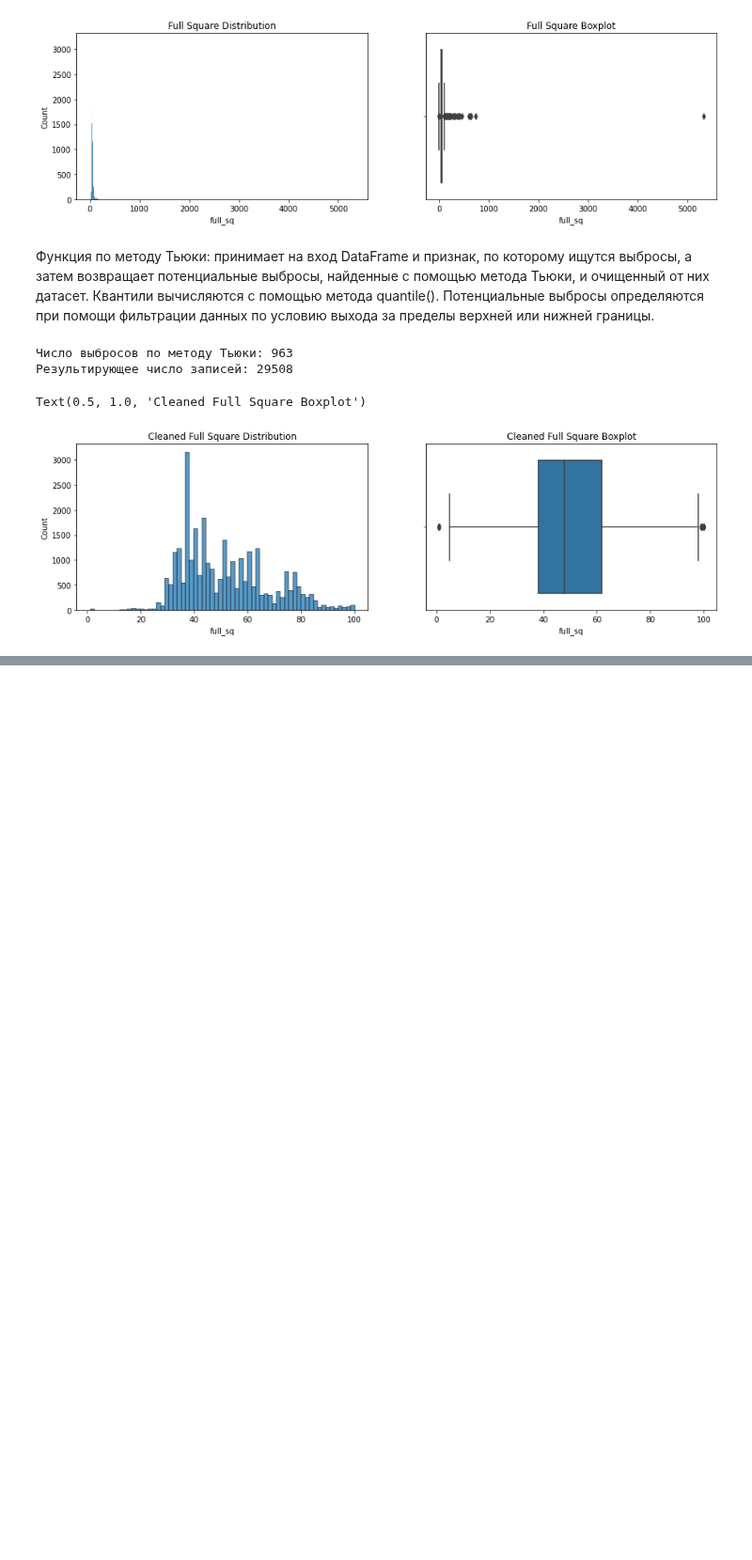
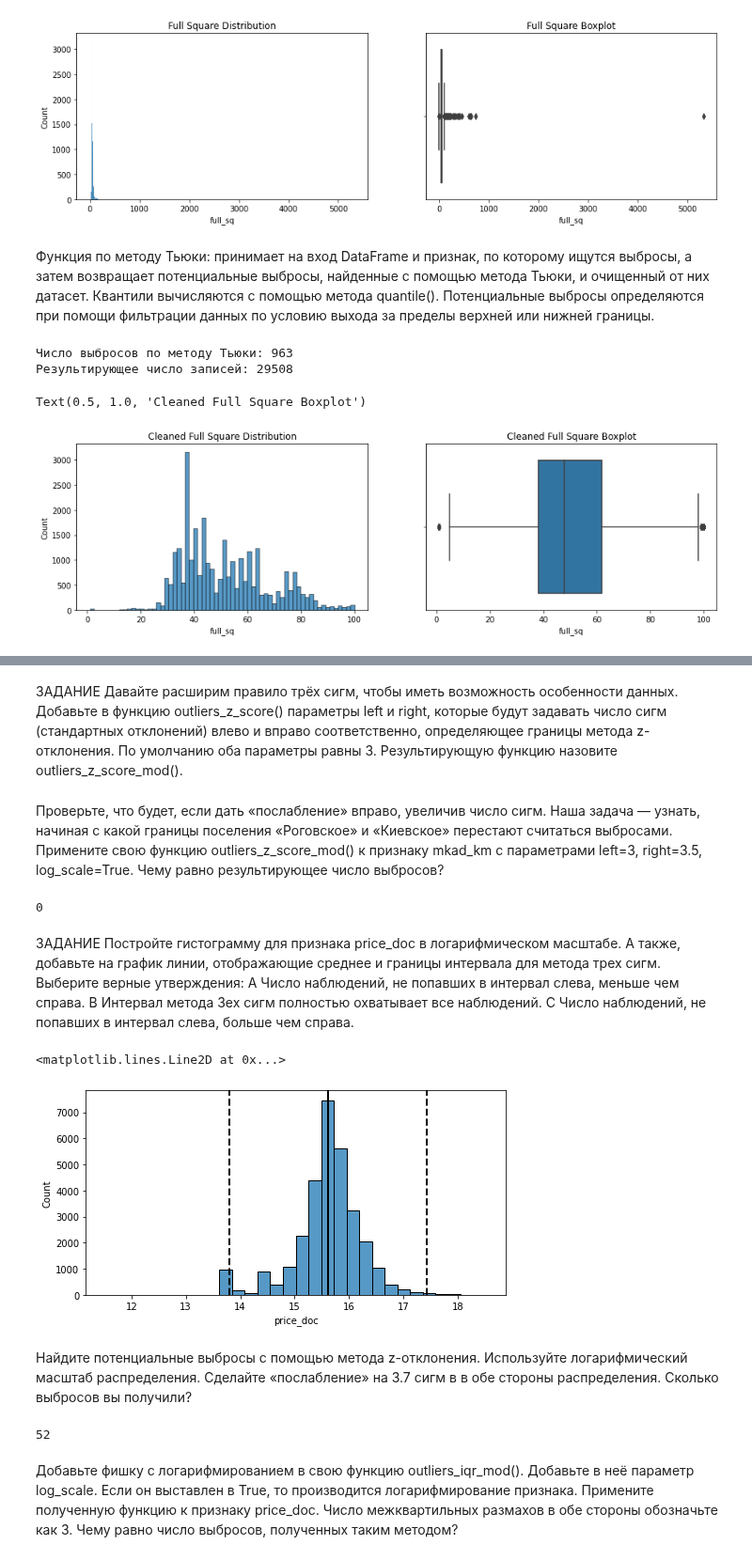
Before and after one commit to UdTatyana/SF-Data-Science, a Jupyter notebook: Skillfactory/PY_14 Очистка_данных/Theory_14.ipynb, the cells around one changed output, grey strips where cells are left out. Shown at 94% size. Cells and saved outputs as stored; diff of their text form; code cells hidden in the pictures; blank space fills up the shorter version.

```diff
--- a/Skillfactory/PY_14 Очистка_данных/Theory_14.ipynb
+++ b/Skillfactory/PY_14 Очистка_данных/Theory_14.ipynb
@@ -460,0 +549,3 @@ Text(0.5, 1.0, 'Cleaned Full Square Boxplot')
+# %% [markdown]
+ЗАДАНИЕ
+Давайте расширим правило трёх сигм, чтобы иметь возможность особенности данных. Добавьте в функцию outliers_z_score() параметры left и right, которые будут задавать число сигм (стандартных отклонений) влево и вправо соответственно, определяющее границы метода z-отклонения. По умолчанию оба параметры равны 3. Результирующую функцию назовите outliers_z_score_mod().
@@ -460,0 +568,35 @@ Text(0.5, 1.0, 'Cleaned Full Square Boxplot')
+# %% [markdown]
+Проверьте, что будет, если дать «послабление» вправо, увеличив число сигм. Наша задача — узнать, начиная с какой границы поселения «Роговское» и «Киевское» перестают считаться выбросами. Примените свою функцию outliers_z_score_mod() к признаку mkad_km с параметрами left=3, right=3.5, log_scale=True. Чему равно результирующее число выбросов?
+# %%
+outliers, cleaned = outliers_z_score_mod(sber_data, 'mkad_km', left=3, right=3.5, log_scale=True)
+print(outliers.shape[0])
+# %% [output]
+0
+# %% [markdown]
+ЗАДАНИЕ
+Постройте гистограмму для признака price_doc в логарифмическом масштабе. А также, добавьте на график линии, отображающие среднее и границы интервала для метода трех сигм. Выберите верные утверждения:
+A Число наблюдений, не попавших в интервал слева, меньше чем справа.
+B Интервал метода 3ех сигм полностью охватывает все наблюдений.
+C Число наблюдений, не попавших в интервал слева, больше чем справа.
+# %%
+fig, ax = plt.subplots(1,1, figsize=(8,4))
+
+log_price_doc = np.log(sber_data['price_doc'] + 1)
+
+histplot = sns.histplot(log_price_doc, bins=30, ax=ax)
+
+histplot.axvline(log_price_doc.mean(), color='k', lw=2)
+histplot.axvline(log_price_doc.mean() + 3*log_price_doc.std(), color='k', ls='--', lw=2)
+histplot.axvline(log_price_doc.mean() - 3*log_price_doc.std(), color='k', ls='--', lw=2)
+# %% [output]
+<matplotlib.lines.Line2D at 0x...>
+[figure, added]
+# %% [markdown]
+Найдите потенциальные выбросы с помощью метода z-отклонения. Используйте логарифмический масштаб распределения. Сделайте «послабление» на 3.7 сигм в в обе стороны распределения. Сколько выбросов вы получили?
+# %%
+outliers, cleaned = outliers_z_score_mod(sber_data, 'price_doc', left=3.7, right=3.7, log_scale=True)
+print(outliers.shape[0])
+# %% [output]
+52
+# %% [markdown]
+Добавьте фишку с логарифмированием в свою функцию outliers_iqr_mod(). Добавьте в неё параметр log_scale. Если он выставлен в True, то производится логарифмирование признака. Примените полученную функцию к признаку price_doc. Число межквартильных размахов в обе стороны обозначьте как 3. Чему равно число выбросов, полученных таким методом?
```
Also changed, not shown: parts of 20 cells of this notebook, 2 other files.
